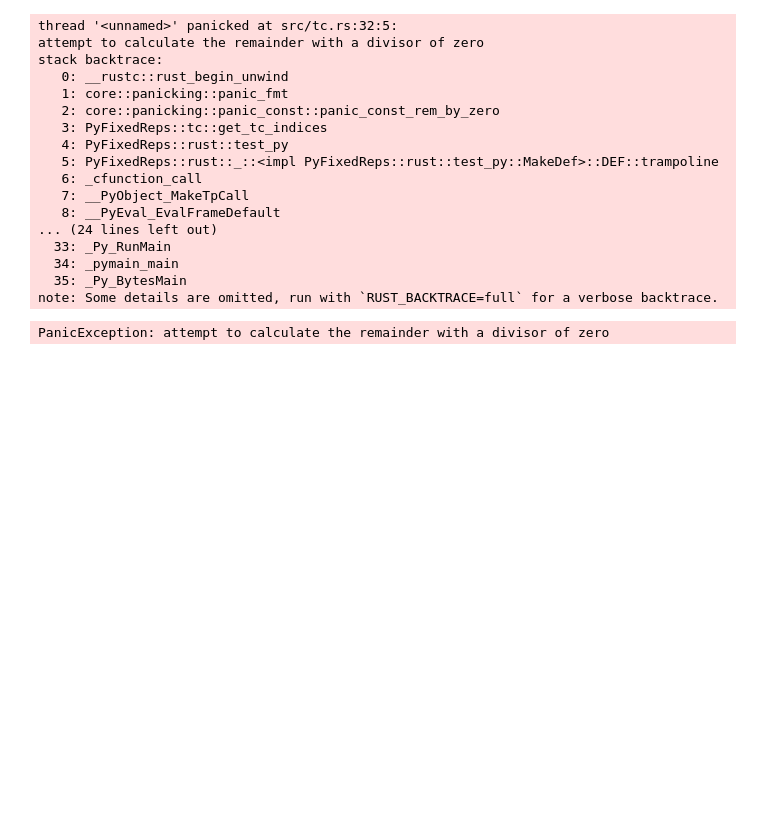
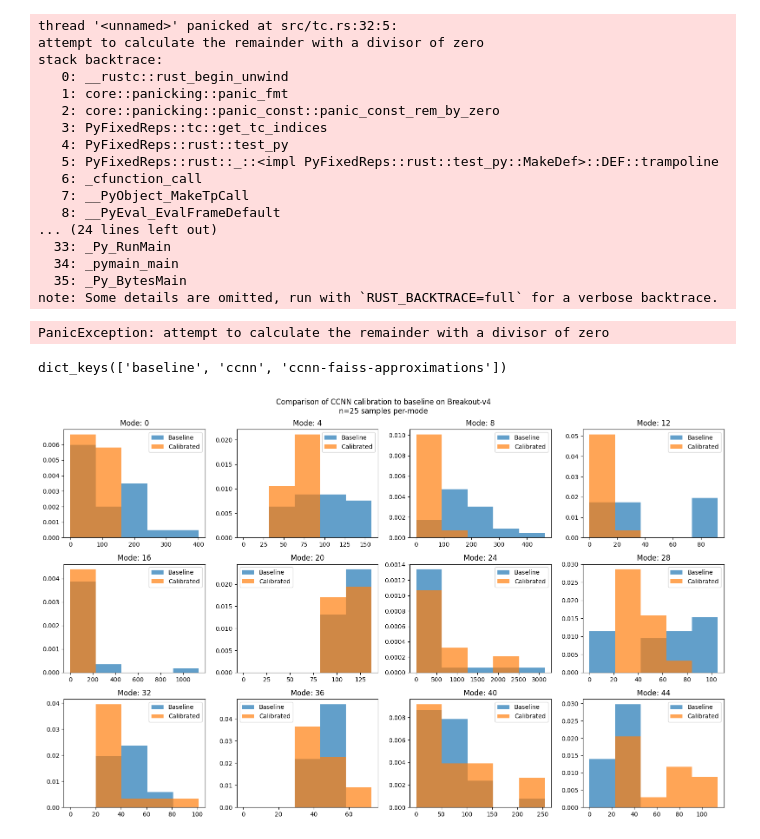
Before and after one commit to foty-hub/msc_thesis, a Jupyter notebook: notebooks/atari/first_test.ipynb, the cells around one changed output. Cells and saved outputs as stored; diff of their text form; code cells hidden in the pictures; blank space fills up the shorter version.

```diff
--- a/notebooks/atari/first_test.ipynb
+++ b/notebooks/atari/first_test.ipynb
@@ -296,3 +300,61 @@ stack backtrace:
   35: _Py_BytesMain
 note: Some details are omitted, run with `RUST_BACKTRACE=full` for a verbose backtrace.
 PanicException: attempt to calculate the remainder with a divisor of zero
+# %%
+(results.keys())
+# %% [output]
+dict_keys(['baseline', 'ccnn', 'ccnn-faiss-approximations'])
+# %%
+import matplotlib.pyplot as plt
+import numpy as np
+import pickle
+
+with open("ccnn_no_tuning_comparison_vectorised.pkl", "rb") as f:
+    results = pickle.load(f)
+
+with open('ccnn_no_tuning_activations_plus_faiss.pkl', 'rb') as f:
+    results.update(pickle.load(f))
+
+fig, axes = plt.subplots(3, 4, figsize=(16, 10))
+flat_axes = axes.flatten()
+modes = range(0, 45, 4)
+
+for ax, mode in zip(flat_axes, modes):
+    bl = results['baseline'][mode]
+    calib = results['ccnn-faiss-approximations'][mode]
+
+    max_val = np.maximum(np.max(bl), np.max(calib))
+    is_identical = np.array_equal(bl, calib)# or mode in (20, 40)
+
+    # Style configuration
+    if is_identical:
+        bg_color = '#f5f5f5'  # Light grey background
+        alpha_val = 0.3       # Highly transparent/desaturated bars
+        line_color = '#cccccc' # Faint grey lines
+        text_color = '#aaaaaa' # Faint text
+    else:
+        bg_color = 'white'
+        alpha_val = 0.7
+        line_color = 'black'
+        text_color = 'black'
+
+    ax.set_facecolor(bg_color)
+    ax.set_title(f'Mode: {mode}', color=text_color)
+
+    # Plotting
+    ax.hist(bl, color='tab:blue', label='Baseline', alpha=alpha_val, bins=5, range=(0, max_val), density=True)
+    ax.hist(calib, color='tab:orange', label='Calibrated', alpha=alpha_val, bins=5, range=(0, max_val), density=True)
+    ax.set_ylim(0, None)
+    # Apply de-emphasis to structural elements
+    if is_identical:
+        ax.tick_params(axis='both', colors=line_color) # Lighten ticks
+        for spine in ax.spines.values():
+            spine.set_edgecolor(line_color) # Lighten border
+    else:
+        pass
+        ax.legend()
+plt.suptitle('Comparison of CCNN calibration to baseline on Breakout-v4\nn=25 samples per-mode')
+plt.tight_layout()
+plt.show()
+# %% [output]
+[figure, added]
```
Also changed, not shown: parts of 2 cells of this notebook, 9 other files.
